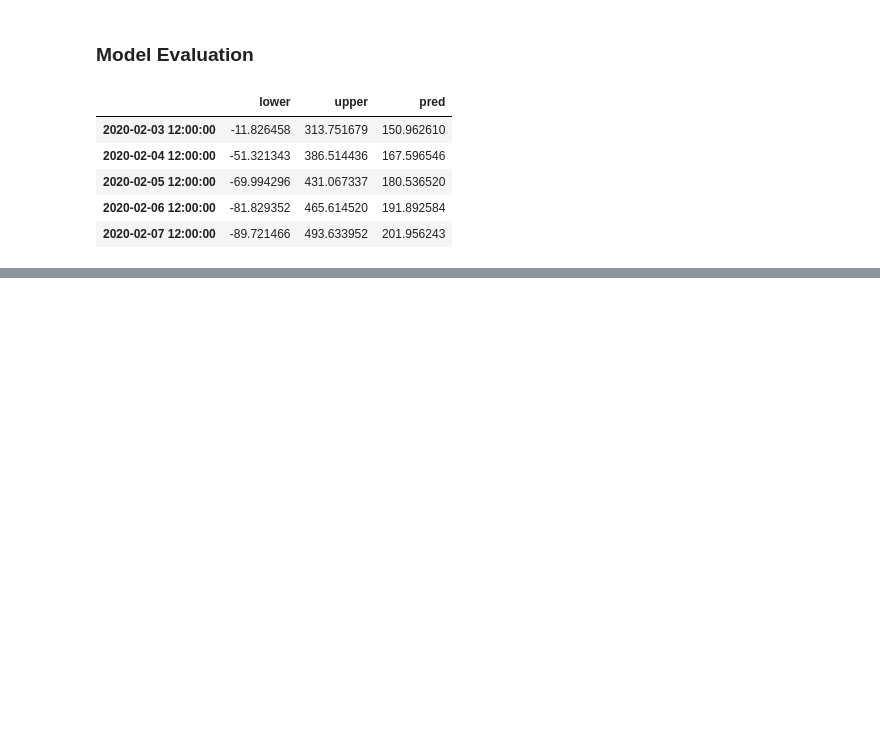
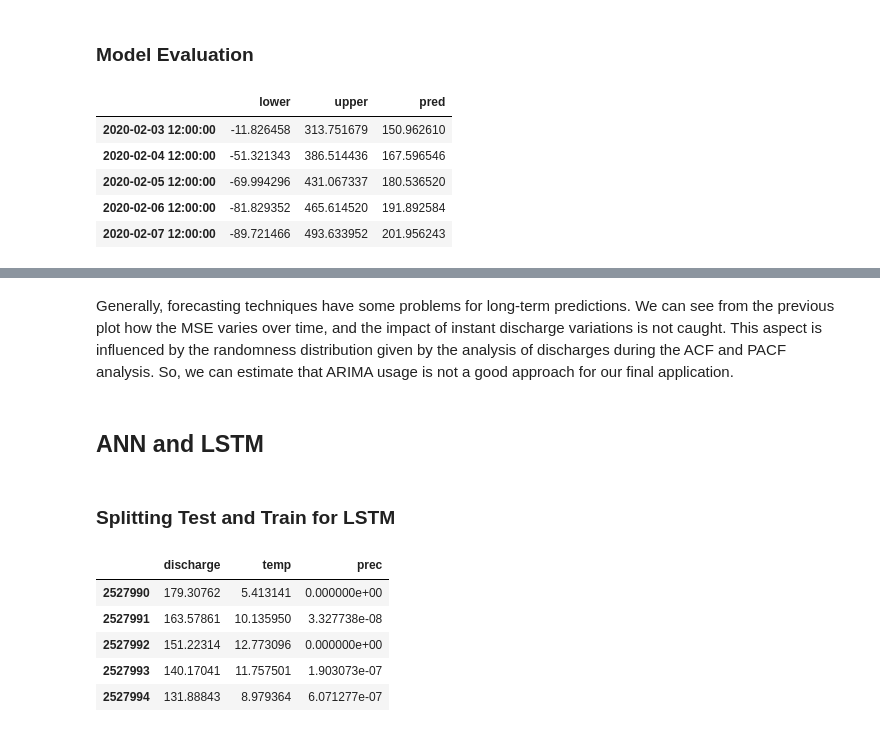
Before and after one commit to kode-git/copernicus, a Jupyter notebook: notebooks/data_modelling.ipynb, the cells around one changed output, grey strips where cells are left out. Cells and saved outputs as stored; diff of their text form; code cells hidden in the pictures; blank space fills up the shorter version.

```diff
--- a/notebooks/data_modelling.ipynb
+++ b/notebooks/data_modelling.ipynb
@@ -610,0 +629,30 @@ plot_train_test_pred(sample_train,sample_test,pred_df)
+# %% [markdown]
+Generally, forecasting techniques have some problems for long-term predictions. We can see from the previous plot how the MSE varies over time, and the impact of instant discharge variations is not caught. This aspect is influenced by the randomness distribution given by the analysis of discharges during the ACF and PACF analysis. So, we can estimate that ARIMA usage is not a good approach for our final application.
+# %% [markdown]
+## ANN and LSTM
+# %% [markdown]
+### Splitting Test and Train for LSTM
+# %%
+sample_train  = train['Tevere ']['mounth']
+sample_test = test['Tevere ']['mounth']
+
+# clean and format training data
+sample_train.discharge = sample_train.discharge.astype(float)
+sample_train.prec = sample_train.prec.astype(float)
+sample_train.temp = sample_train.temp.astype(float)
+sample_train = sample_train.drop(columns=['time'])
+
+# clean and format testing data
+sample_test.discharge = sample_test.discharge.astype(float)
+sample_test.prec = sample_test.prec.astype(float)
+sample_test.temp = sample_test.temp.astype(float)
+sample_test = sample_test.drop(columns=['time'])
+
+sample_train.tail()
+# %% [output]
+|  | discharge | temp | prec |
+| 2527990 | 179.30762 | 5.413141 | 0.000000e+00 |
+| 2527991 | 163.57861 | 10.135950 | 3.327738e-08 |
+| 2527992 | 151.22314 | 12.773096 | 0.000000e+00 |
+| 2527993 | 140.17041 | 11.757501 | 1.903073e-07 |
+| 2527994 | 131.88843 | 8.979364 | 6.071277e-07 |
```
Also changed, not shown: parts of 10 cells of this notebook.
